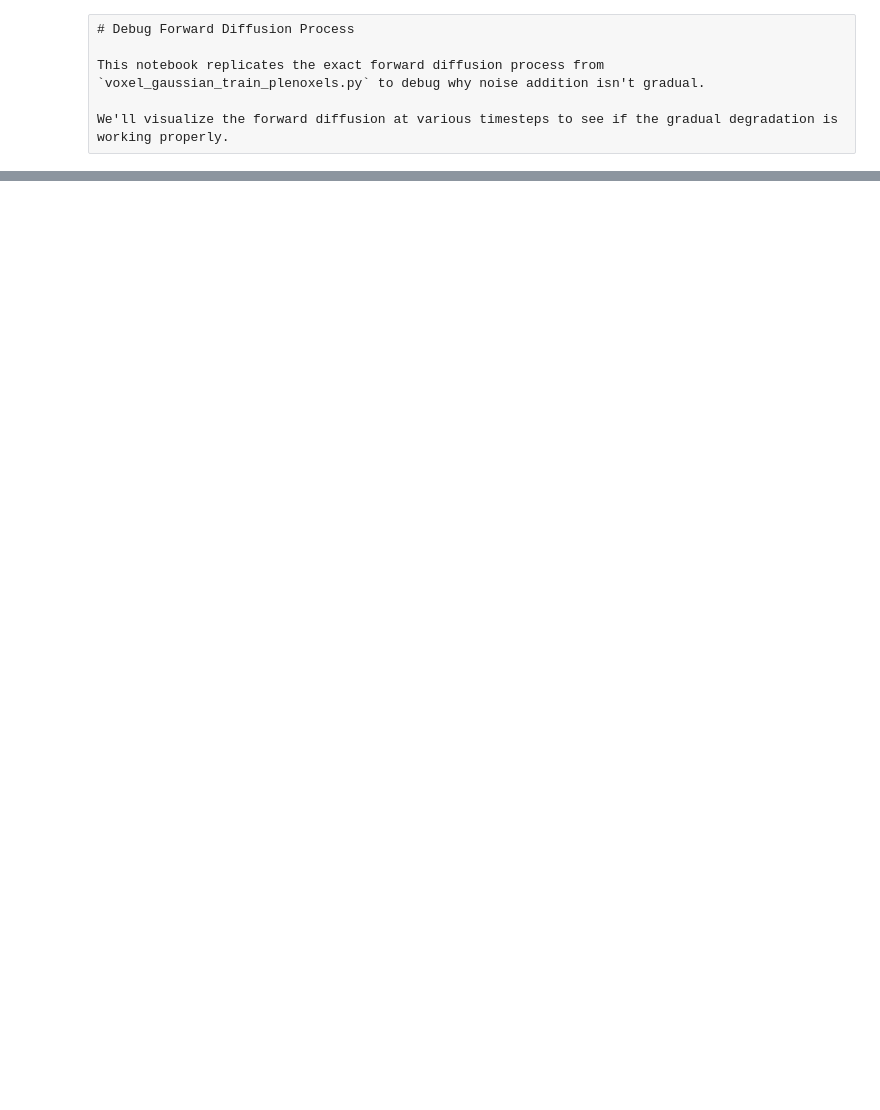
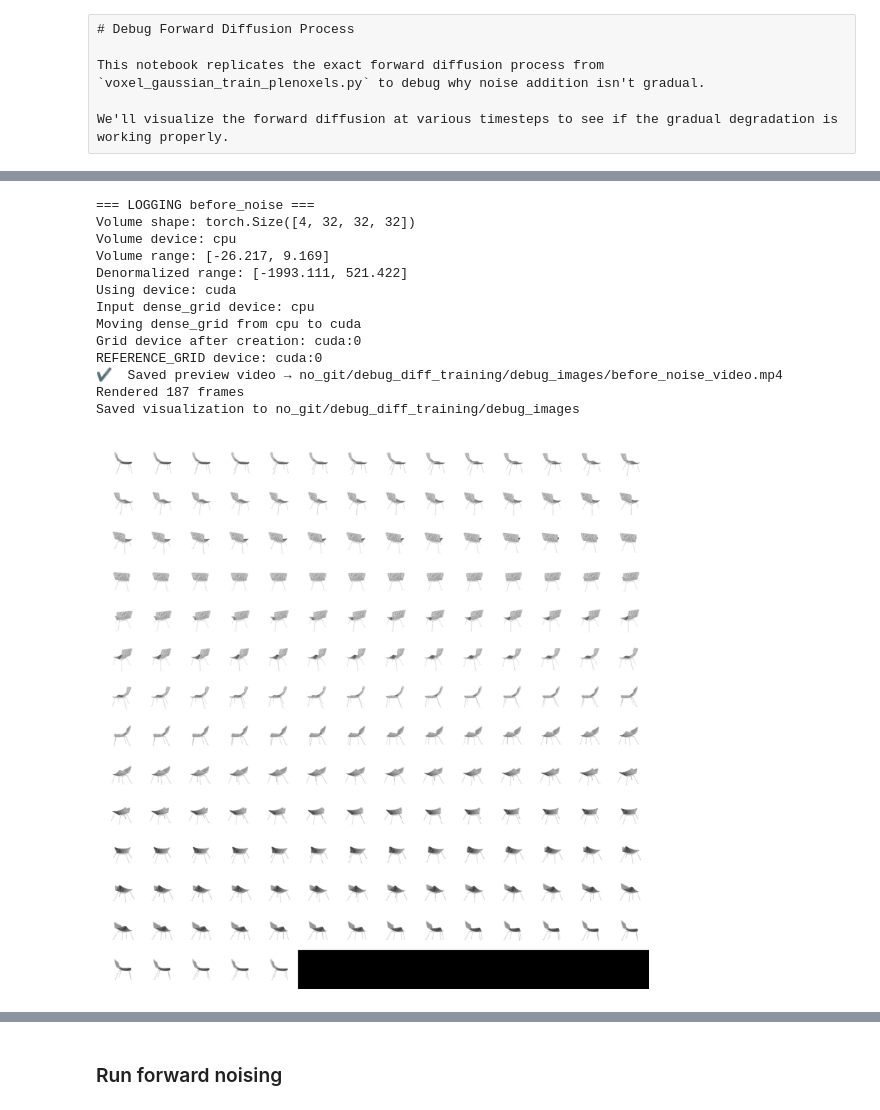
Before and after one commit to amanikiruga/DiffSplatImg3d, a Jupyter notebook: debug_forward_diffusion.ipynb, the cells around one changed output, grey strips where cells are left out. Cells and saved outputs as stored; diff of their text form; code cells hidden in the pictures; blank space fills up the shorter version.

Commit message:
latest plenoxels diffusion attempt

```diff
--- a/debug_forward_diffusion.ipynb
+++ b/debug_forward_diffusion.ipynb
@@ -1221,0 +60,12 @@ This notebook has identified the root cause of your forward diffusion issue!
+# %%
+def load_zscore_stats(stats_path):
+    """Load z-score normalization statistics"""
+    if not os.path.exists(stats_path):
+        raise FileNotFoundError(f"Z-score stats not found: {stats_path}")
+
+    stats = th.load(stats_path)
+    return stats
+# %%
+data_dir =  Path("/weka/scratch/weka/tenenbaum/akiruga/svox2/data/ckpts/shapenet_chairs_all_jupyter")
+# norm_stats_path = Path("/om/user/akiruga/diffsplatimg3d/bespoke_norm_stats.pt")
+norm_stats_path = Path("/om/user/akiruga/diffsplatimg3d/zscore_norm_stats.pt")
@@ -1221,0 +198,2 @@ This notebook has identified the root cause of your forward diffusion issue!
+# %%
+stats = load_zscore_stats(norm_stats_path)
@@ -1221,0 +528,34 @@ This notebook has identified the root cause of your forward diffusion issue!
+# %%
+# visualize the ground truth data
+
+cur_data = next(iter(data)).clone().detach()
+
+before_noise_video_path, before_noise_grid_path = log_plenoxel_viz(cur_data, "before_noise", stats)
+
+# show the grid in jupyter notebook
+import matplotlib.pyplot as plt
+import matplotlib.image as mpimg
+
+img = mpimg.imread(before_noise_grid_path)
+plt.figure(figsize=(10,10))
+plt.imshow(img)
+plt.axis('off')
+plt.show()
+# show the video in jupyter notebook
+from IPython.display import Video
+Video(before_noise_video_path)
+# %% [output]
+=== LOGGING before_noise ===
+Volume shape: torch.Size([4, 32, 32, 32])
+Volume device: cpu
+Volume range: [-26.217, 9.169]
+Denormalized range: [-1993.111, 521.422]
+Using device: cuda
+Input dense_grid device: cpu
+Moving dense_grid from cpu to cuda
+Grid device after creation: cuda:0
+REFERENCE_GRID device: cuda:0
+✔️  Saved preview video → no_git/debug_diff_training/debug_images/before_noise_video.mp4
+Rendered 187 frames
+Saved visualization to no_git/debug_diff_training/debug_images
+[figure, added]
@@ -1221,0 +563,2 @@ This notebook has identified the root cause of your forward diffusion issue!
+# %% [markdown]
+### Run forward noising
```
Also changed, not shown: parts of 44 cells of this notebook, 29 other files.
